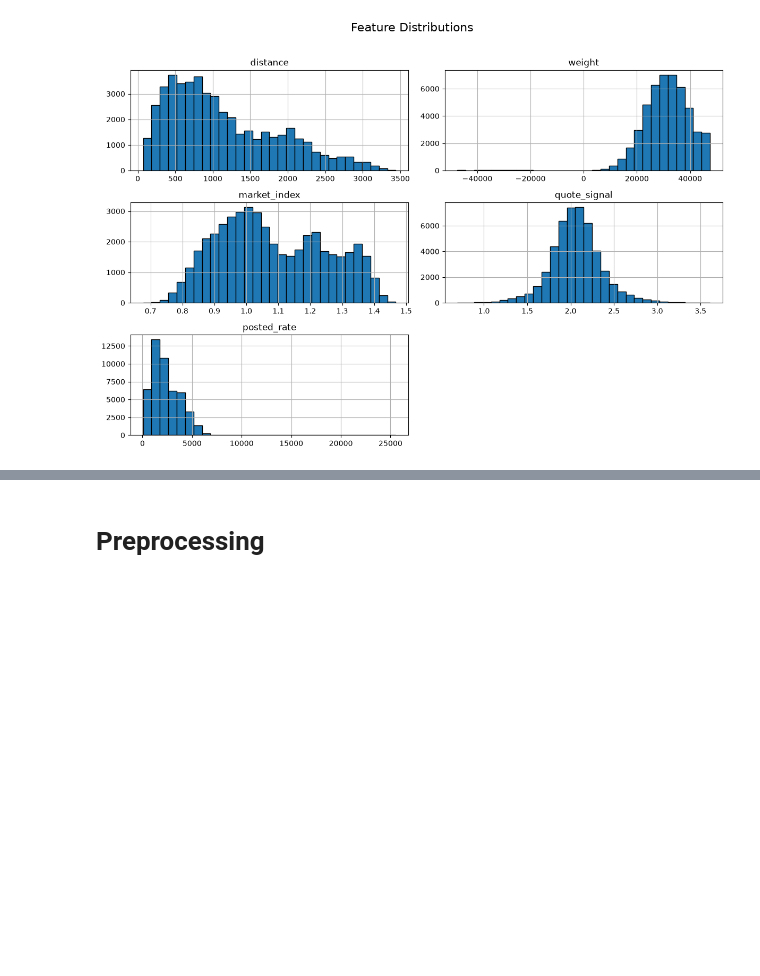
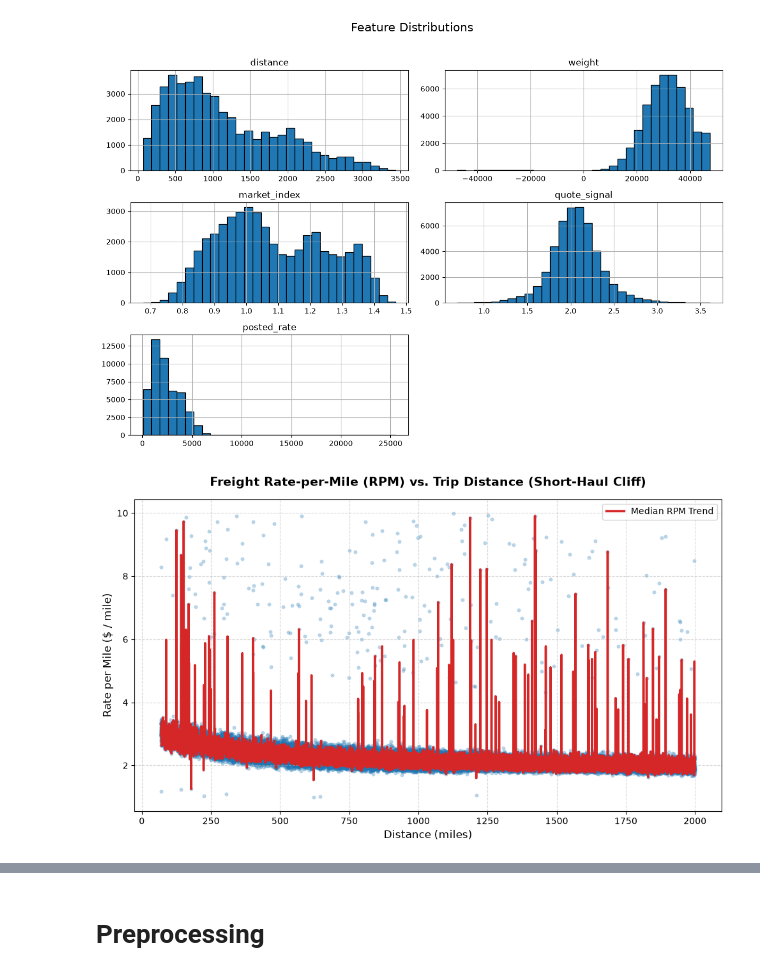
Before and after one commit to KomiljonNasrullaev/spotter, a Jupyter notebook: notebook/EDA.ipynb, the cells around one changed output, grey strips where cells are left out. Drawn from its saved outputs; the diff is of its cells as text; code cells hidden in the pictures; blank space fills up the shorter version.

```diff
--- a/notebook/EDA.ipynb
+++ b/notebook/EDA.ipynb
@@ -69,3 +67,36 @@ plt.tight_layout()
 plt.show()
 # %% [output]
 [figure]
+# %%
+def plot_rpm_vs_distance(df):
+    # Calculate Rate per Mile
+    df = df.copy()
+    df['rpm'] = df['posted_rate'] / df['distance']
+
+    # Filter reasonable bounds for clean visualization (removing extreme pricing anomalies)
+    plot_df = df[(df['distance'] > 10) & (df['distance'] < 2000) & (df['rpm'] > 1) & (df['rpm'] < 10)]
+
+    plt.figure(figsize=(10, 6))
+    sns.scatterplot(
+        data=plot_df, x='distance', y='rpm',
+        alpha=0.3, color='#1f77b4', s=15, edgecolor=None
+    )
+
+    # Add a smooth trendline using seaborn's lowess estimator
+    sns.lineplot(
+        data=plot_df, x='distance', y='rpm',
+        color='#d62728', estimator='median', errorbar=None, linewidth=2.5, label='Median RPM Trend'
+    )
+
+    plt.title('Freight Rate-per-Mile (RPM) vs. Trip Distance (Short-Haul Cliff)', fontsize=14, fontweight='bold', pad=15)
+    plt.xlabel('Distance (miles)', fontsize=12)
+    plt.ylabel('Rate per Mile ($ / mile)', fontsize=12)
+    plt.grid(True, linestyle='--', alpha=0.5)
+    plt.legend(frameon=True)
+    plt.tight_layout()
+    plt.show()
+
+# Run in Jupyter
+plot_rpm_vs_distance(train_df)
+# %% [output]
+[figure, added]
```
Also changed, not shown: parts of 3 cells of this notebook, 2 other files.
